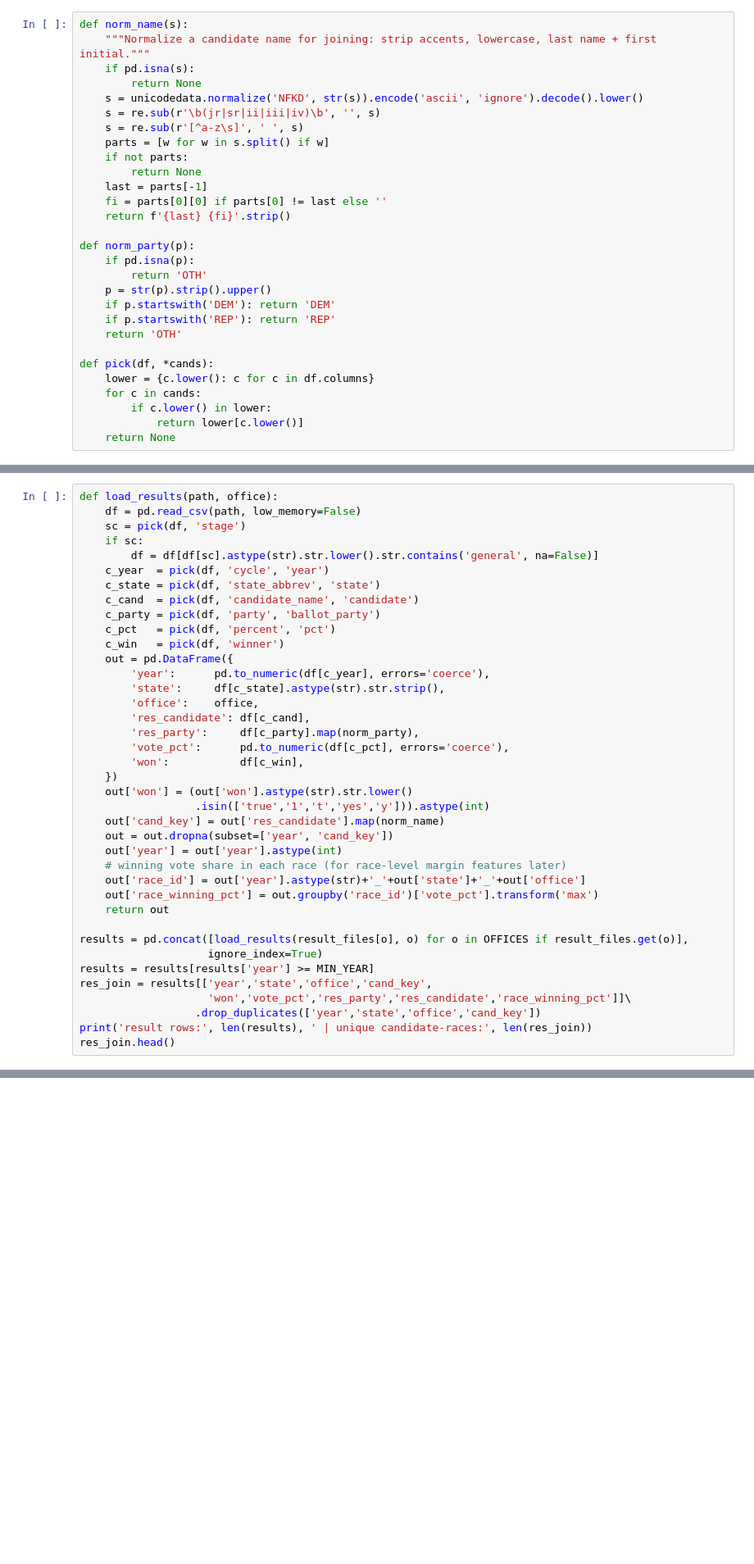
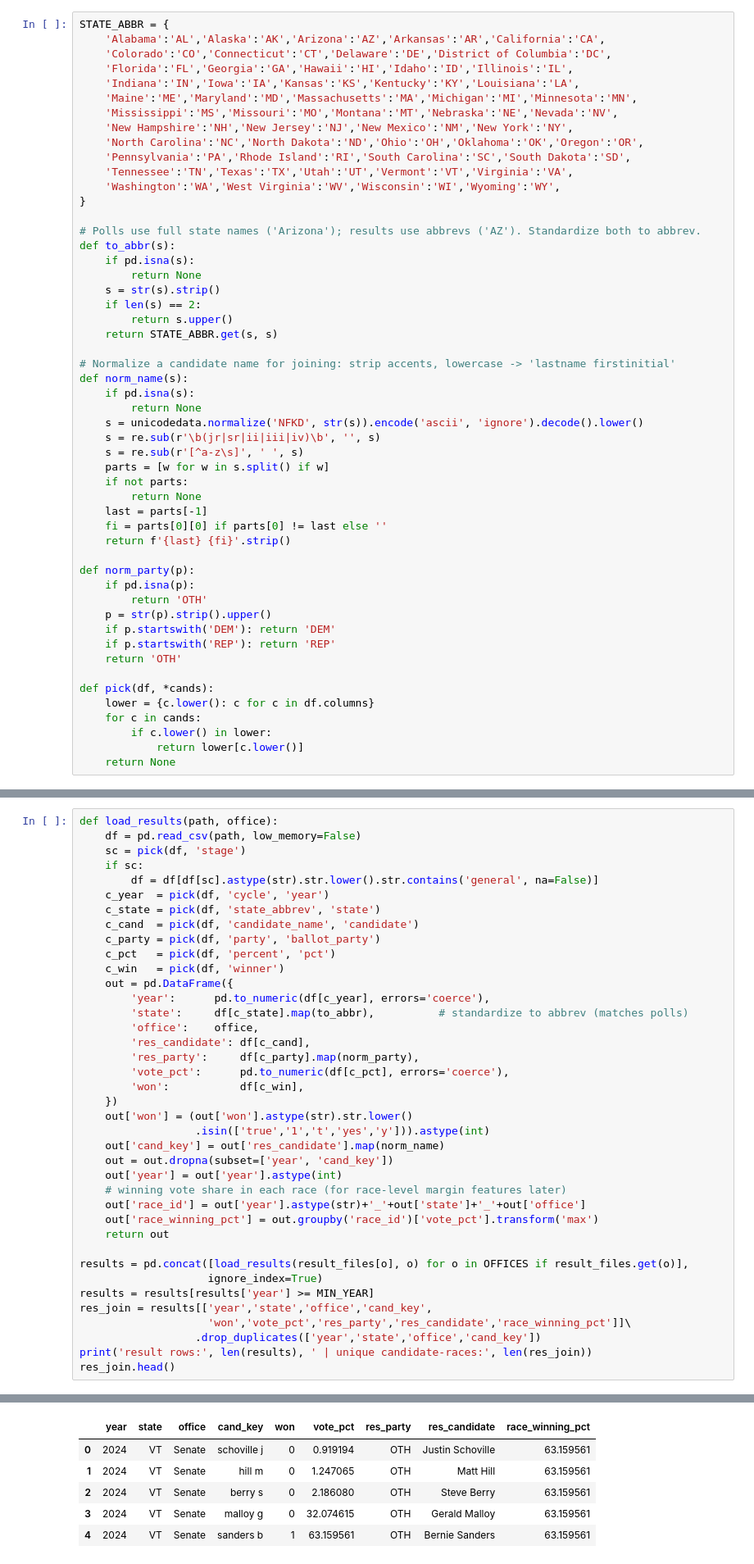
Before and after one commit to pjmerica/Polls-prediction-model, a Jupyter notebook: build_dataset.ipynb, the cells around one changed output, grey strips where cells are left out. Shown at 82% size. Drawn from its saved outputs; the diff is of its cells as text; blank space fills up the shorter version.

```diff
--- a/build_dataset.ipynb
+++ b/build_dataset.ipynb
@@ -98,8 +145,31 @@ for office in OFFICES:
 
 We keep every poll row and a generous set of columns (pollster, dates, sample size, rating, methodology, etc.) so nothing is thrown away. Join keys are normalized but the original columns are preserved.
 # %%
+STATE_ABBR = {
+    'Alabama':'AL','Alaska':'AK','Arizona':'AZ','Arkansas':'AR','California':'CA',
+    'Colorado':'CO','Connecticut':'CT','Delaware':'DE','District of Columbia':'DC',
+    'Florida':'FL','Georgia':'GA','Hawaii':'HI','Idaho':'ID','Illinois':'IL',
+    'Indiana':'IN','Iowa':'IA','Kansas':'KS','Kentucky':'KY','Louisiana':'LA',
+    'Maine':'ME','Maryland':'MD','Massachusetts':'MA','Michigan':'MI','Minnesota':'MN',
+    'Mississippi':'MS','Missouri':'MO','Montana':'MT','Nebraska':'NE','Nevada':'NV',
+    'New Hampshire':'NH','New Jersey':'NJ','New Mexico':'NM','New York':'NY',
+    'North Carolina':'NC','North Dakota':'ND','Ohio':'OH','Oklahoma':'OK','Oregon':'OR',
+    'Pennsylvania':'PA','Rhode Island':'RI','South Carolina':'SC','South Dakota':'SD',
+    'Tennessee':'TN','Texas':'TX','Utah':'UT','Vermont':'VT','Virginia':'VA',
+    'Washington':'WA','West Virginia':'WV','Wisconsin':'WI','Wyoming':'WY',
+}
+
+# Polls use full state names ('Arizona'); results use abbrevs ('AZ'). Standardize both to abbrev.
+def to_abbr(s):
+    if pd.isna(s):
+        return None
+    s = str(s).strip()
+    if len(s) == 2:
+        return s.upper()
+    return STATE_ABBR.get(s, s)
+
+# Normalize a candidate name for joining: strip accents, lowercase -> 'lastname firstinitial'
 def norm_name(s):
-    """Normalize a candidate name for joining: strip accents, lowercase, last name + first initial."""
     if pd.isna(s):
         return None
     s = unicodedata.normalize('NFKD', str(s)).encode('ascii', 'ignore').decode().lower()
@@ -180,7 +284,7 @@ def load_results(path, office):
     c_win   = pick(df, 'winner')
     out = pd.DataFrame({
         'year':      pd.to_numeric(df[c_year], errors='coerce'),
-        'state':     df[c_state].astype(str).str.strip(),
+        'state':     df[c_state].map(to_abbr),          # standardize to abbrev (matches polls)
         'office':    office,
         'res_candidate': df[c_cand],
         'res_party':     df[c_party].map(norm_party),
@@ -205,3 +309,4 @@ res_join = results[['year','state','office','cand_key',
                   .drop_duplicates(['year','state','office','cand_key'])
 print('result rows:', len(results), ' | unique candidate-races:', len(res_join))
 res_join.head()
+# %% [output]
@@ -208,3 +314,9 @@ res_join.head()
+|  | year | state | office | cand_key | won | vote_pct | res_party | res_candidate | race_winning_pct |
+| 0 | 2024 | VT | Senate | schoville j | 0 | 0.919194 | OTH | Justin Schoville | 63.159561 |
+| 1 | 2024 | VT | Senate | hill m | 0 | 1.247065 | OTH | Matt Hill | 63.159561 |
+| 2 | 2024 | VT | Senate | berry s | 0 | 2.186080 | OTH | Steve Berry | 63.159561 |
+| 3 | 2024 | VT | Senate | malloy g | 0 | 32.074615 | OTH | Gerald Malloy | 63.159561 |
+| 4 | 2024 | VT | Senate | sanders b | 1 | 63.159561 | OTH | Bernie Sanders | 63.159561 |
 # %% [markdown]
 ## 5. Join: attach each race's result onto every poll row
 
```
Also changed, not shown: parts of 10 cells of this notebook, 1 other file.
